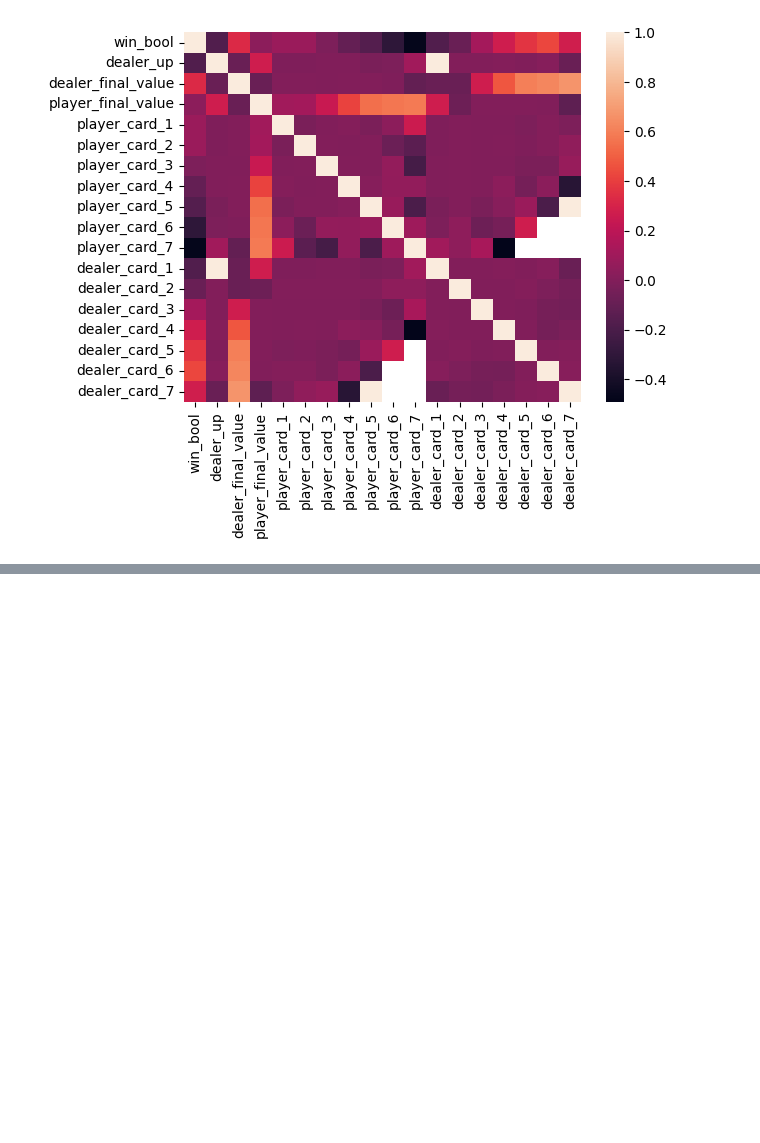
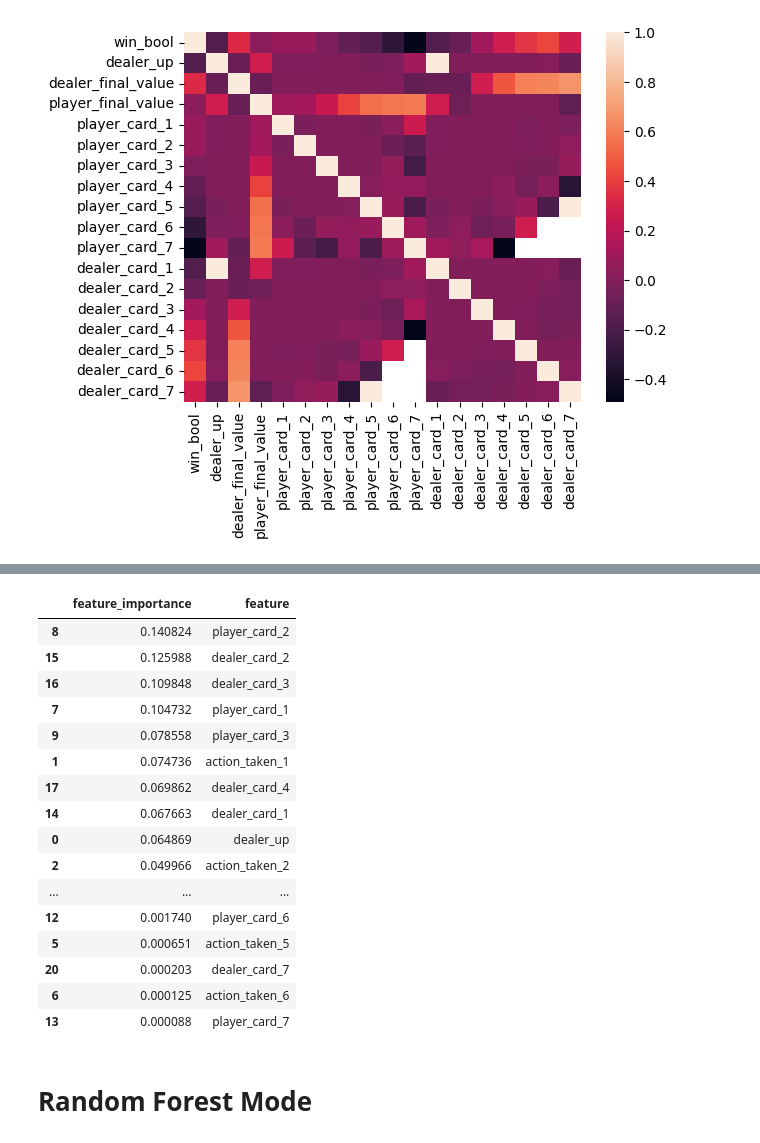
Before and after one commit to Jhwee2/Blackjack, a Jupyter notebook: blackjack.ipynb, the cells around one changed output, grey strips where cells are left out. Drawn from its saved outputs; the diff is of its cells as text; code cells hidden in the pictures; blank space fills up the shorter version.

Commit message:
modeling finished, needs overlook

```diff
--- a/blackjack.ipynb
+++ b/blackjack.ipynb
@@ -344,0 +402,7 @@ sns.heatmap(corr,
+# %%
+# Define our `X` and `y`
+X = df_cleaned[selected_features]
+y = df_cleaned['win_bool']
+# %%
+X_train, X_test, y_train, y_test = train_test_split(X,y,test_size=0.2, random_state=45)
+print('Length of our Training data:', X_train.shape, '\nLength of our Testing data:', y_test.shape)
@@ -344,0 +412,5 @@ sns.heatmap(corr,
+# %%
+model = DecisionTreeClassifier(max_depth=50)
+# %%
+# Fit our model with our training data.
+model.fit(X_train,y_train)
@@ -344,0 +435,24 @@ sns.heatmap(corr,
+# %%
+feature_imp = pd.DataFrame.from_dict( {'feature_importance': model.feature_importances_,
+                                       'feature':selected_features }).sort_values('feature_importance', ascending=False)
+feature_imp
+# %% [output]
+|  | feature_importance | feature |
+| 8 | 0.140824 | player_card_2 |
+| 15 | 0.125988 | dealer_card_2 |
+| 16 | 0.109848 | dealer_card_3 |
+| 7 | 0.104732 | player_card_1 |
+| 9 | 0.078558 | player_card_3 |
+| 1 | 0.074736 | action_taken_1 |
+| 17 | 0.069862 | dealer_card_4 |
+| 14 | 0.067663 | dealer_card_1 |
+| 0 | 0.064869 | dealer_up |
+| 2 | 0.049966 | action_taken_2 |
+| ... | ... | ... |
+| 12 | 0.001740 | player_card_6 |
+| 5 | 0.000651 | action_taken_5 |
+| 20 | 0.000203 | dealer_card_7 |
+| 6 | 0.000125 | action_taken_6 |
+| 13 | 0.000088 | player_card_7 |
+# %% [markdown]
+# Random Forest Mode
```
Also changed, not shown: parts of 20 cells of this notebook.
